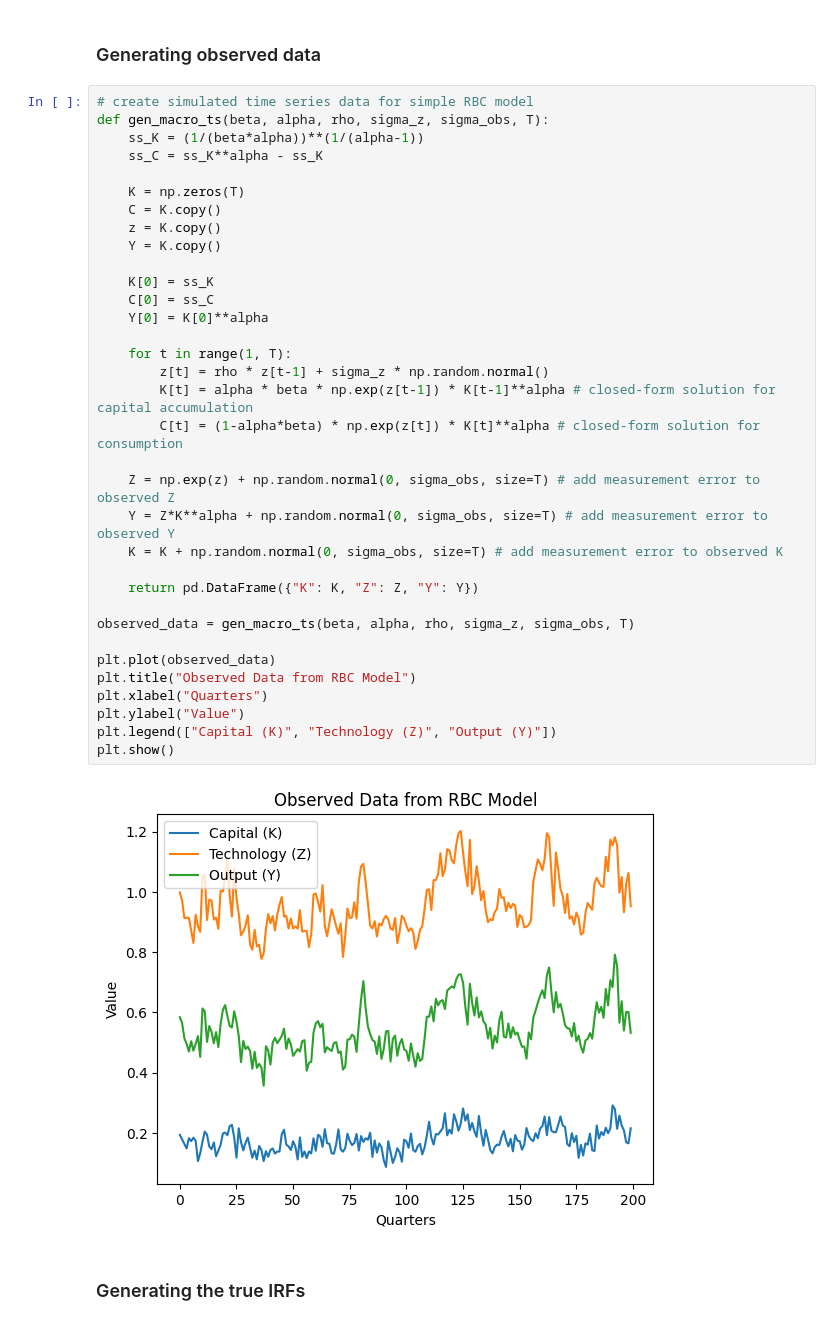
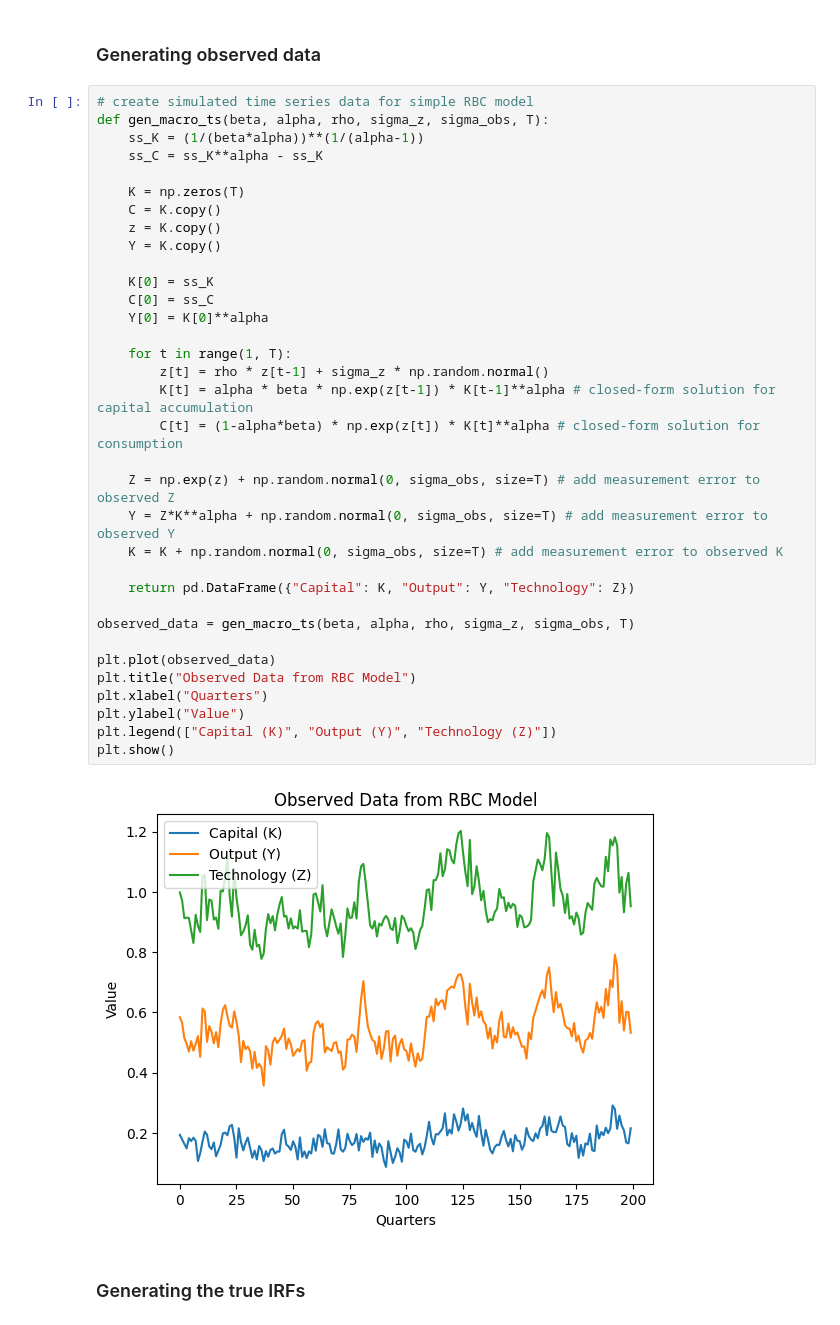
Before and after one commit to matt-dot-k/econ-622-project, a Jupyter notebook: example_notebooks/simple_RBC.ipynb, the cells around one changed output. Cells and saved outputs as stored; diff of their text form.

```diff
--- a/example_notebooks/simple_RBC.ipynb
+++ b/example_notebooks/simple_RBC.ipynb
@@ -30,36 +30,36 @@ def gen_macro_ts(beta, alpha, rho, sigma_z, sigma_obs, T):
     ss_K = (1/(beta*alpha))**(1/(alpha-1))
     ss_C = ss_K**alpha - ss_K
 
     K = np.zeros(T)
     C = K.copy()
     z = K.copy()
     Y = K.copy()
 
     K[0] = ss_K
     C[0] = ss_C
     Y[0] = K[0]**alpha
 
     for t in range(1, T):
         z[t] = rho * z[t-1] + sigma_z * np.random.normal()
         K[t] = alpha * beta * np.exp(z[t-1]) * K[t-1]**alpha # closed-form solution for capital accumulation
         C[t] = (1-alpha*beta) * np.exp(z[t]) * K[t]**alpha # closed-form solution for consumption
 
     Z = np.exp(z) + np.random.normal(0, sigma_obs, size=T) # add measurement error to observed Z
     Y = Z*K**alpha + np.random.normal(0, sigma_obs, size=T) # add measurement error to observed Y
     K = K + np.random.normal(0, sigma_obs, size=T) # add measurement error to observed K
 
-    return pd.DataFrame({"K": K, "Z": Z, "Y": Y})
+    return pd.DataFrame({"Capital": K, "Output": Y, "Technology": Z})
 
 observed_data = gen_macro_ts(beta, alpha, rho, sigma_z, sigma_obs, T)
 
 plt.plot(observed_data)
 plt.title("Observed Data from RBC Model")
 plt.xlabel("Quarters")
 plt.ylabel("Value")
-plt.legend(["Capital (K)", "Technology (Z)", "Output (Y)"])
+plt.legend(["Capital (K)", "Output (Y)", "Technology (Z)"])
 plt.show()
 # %% [output]
-[figure, old version]
+[figure, new version]
 # %% [markdown]
 ### Generating the true IRFs
 # %%
```
Also changed, not shown: parts of 4 cells of this notebook, 1 other file.
